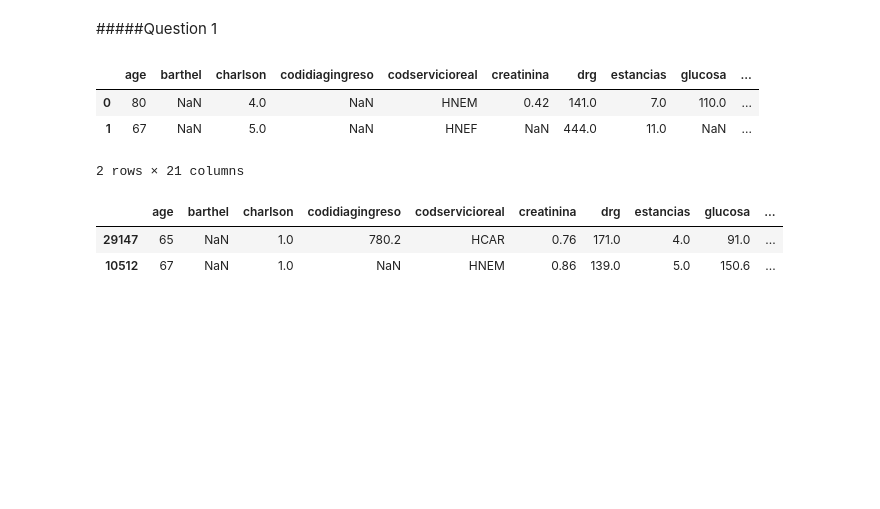
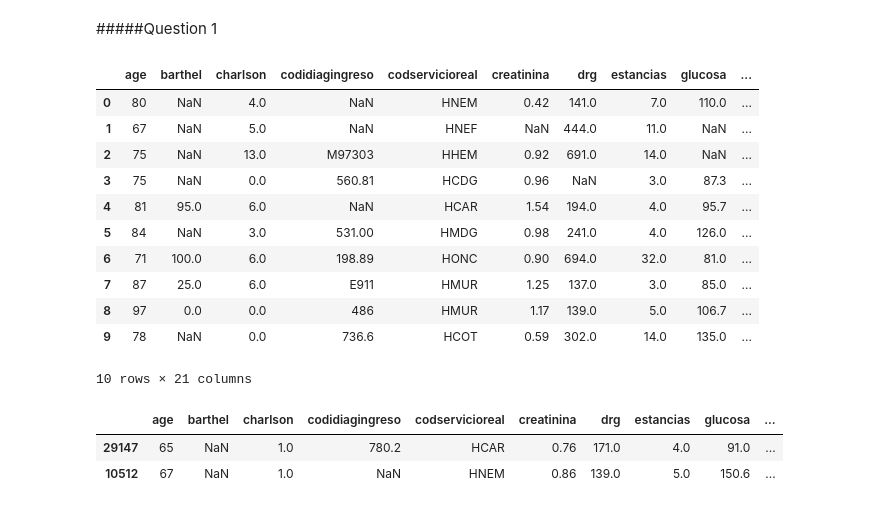
Before and after one commit to SailorGeorge/BiomedicalDataScience_LAB04, a Jupyter notebook: Biomedical_Data_Science_Lab_04.ipynb, the cells around one changed output. Drawn from its saved outputs; the diff is of its cells as text; code cells hidden in the pictures; blank space fills up the shorter version.

```diff
--- a/Biomedical_Data_Science_Lab_04.ipynb
+++ b/Biomedical_Data_Science_Lab_04.ipynb
@@ -95,7 +89,6 @@ label                      0
 dtype: int64
 # %%
 df['metastatic_tumor'] = df['metastatic_tumor'].astype('object')
-df['label'] = df['label'].astype('object')
 # %%
 df.info()
 # %% [output]
@@ -135,15 +128,21 @@ df.shape
 ###Block 2
 # %% [markdown]
 #####Question 1
-# %%
-df['label'] = df['label'].apply(lambda x: 'negativo' if x == 0 else 'positivo')
 # %%
-df.head(2)
+df.head(10)
 # %% [output]
 |  | age | barthel | charlson | codidiagingreso | codservicioreal | creatinina | drg | estancias | glucosa | ... |
 | 0 | 80 | NaN | 4.0 | NaN | HNEM | 0.42 | 141.0 | 7.0 | 110.0 | ... |
 | 1 | 67 | NaN | 5.0 | NaN | HNEF | NaN | 444.0 | 11.0 | NaN | ... |
+| 2 | 75 | NaN | 13.0 | M97303 | HHEM | 0.92 | 691.0 | 14.0 | NaN | ... |
+| 3 | 75 | NaN | 0.0 | 560.81 | HCDG | 0.96 | NaN | 3.0 | 87.3 | ... |
+| 4 | 81 | 95.0 | 6.0 | NaN | HCAR | 1.54 | 194.0 | 4.0 | 95.7 | ... |
+| 5 | 84 | NaN | 3.0 | 531.00 | HMDG | 0.98 | 241.0 | 4.0 | 126.0 | ... |
+| 6 | 71 | 100.0 | 6.0 | 198.89 | HONC | 0.90 | 694.0 | 32.0 | 81.0 | ... |
+| 7 | 87 | 25.0 | 6.0 | E911 | HMUR | 1.25 | 137.0 | 3.0 | 85.0 | ... |
+| 8 | 97 | 0.0 | 0.0 | 486 | HMUR | 1.17 | 139.0 | 5.0 | 106.7 | ... |
+| 9 | 78 | NaN | 0.0 | 736.6 | HCOT | 0.59 | 302.0 | 14.0 | 135.0 | ... |
-2 rows × 21 columns
+10 rows × 21 columns
 # %%
 X = df.drop('label', axis=1)
 y = df['label']
```
Also changed, not shown: parts of 55 cells of this notebook, 1 other file.
